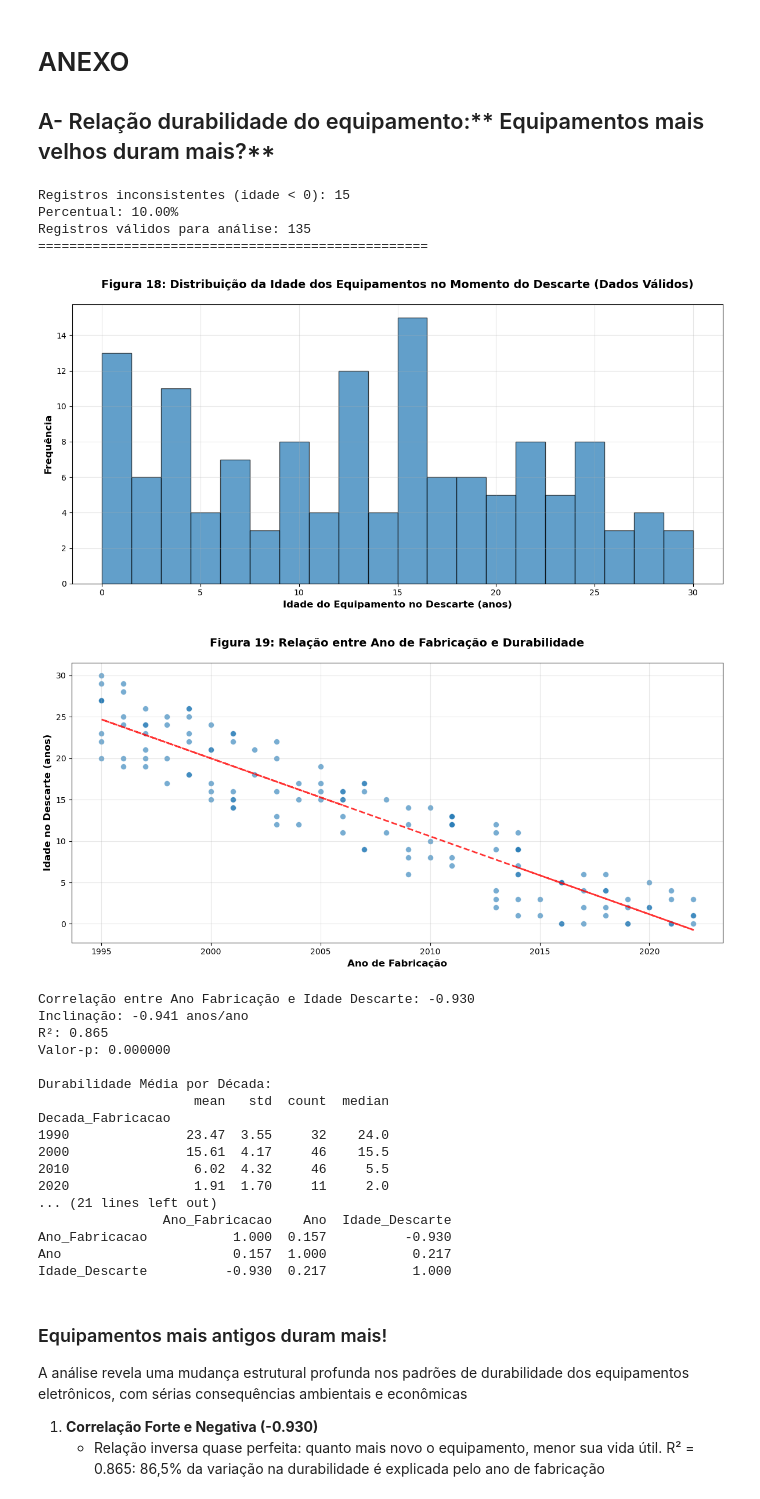
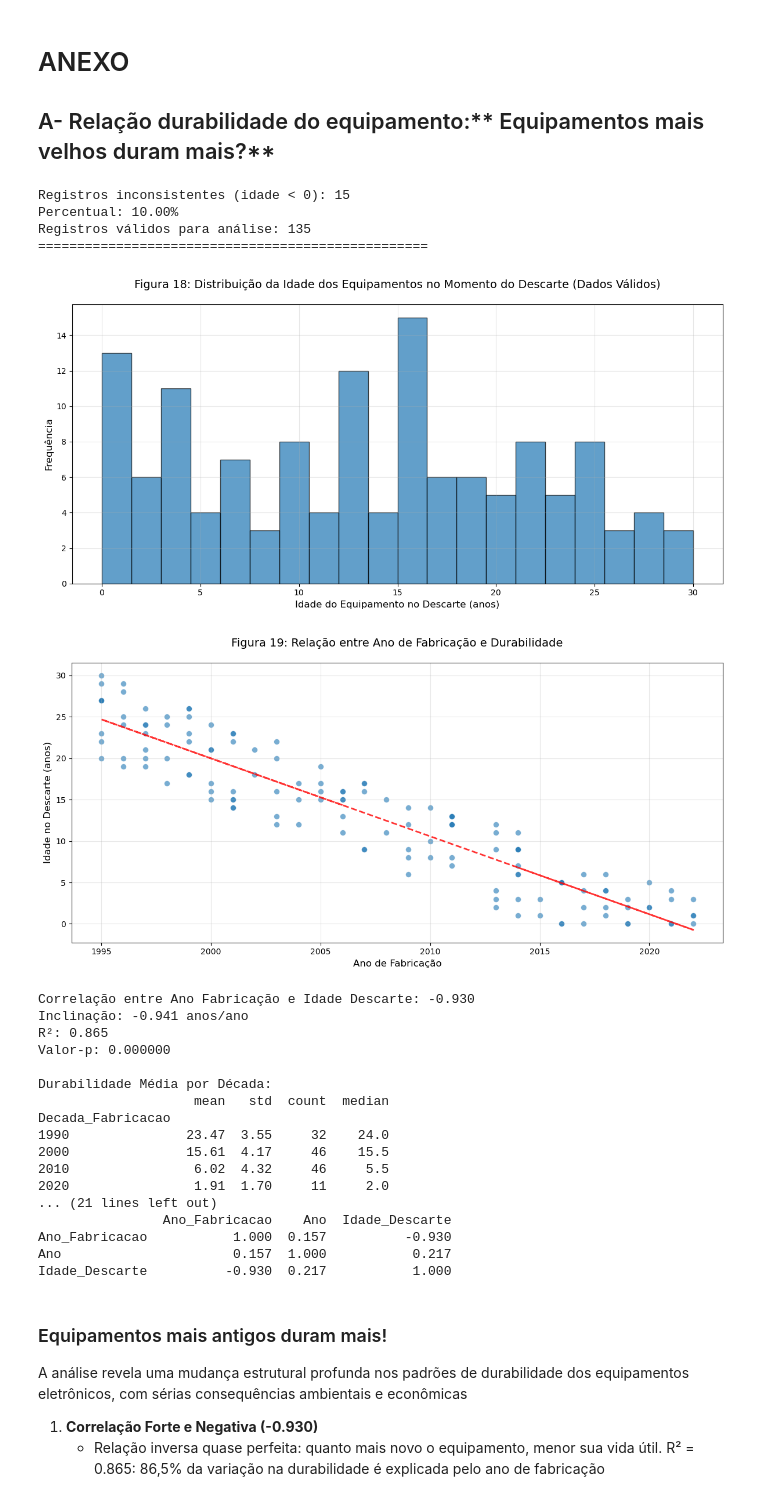
Before and after one commit to albertoakel/I2A2, a Jupyter notebook: notebook/I2A2_TAREFA6_GRUPO26.ipynb, the cells around one changed output. Cells and saved outputs as stored; diff of their text form; code cells hidden in the pictures.

```diff
--- a/notebook/I2A2_TAREFA6_GRUPO26.ipynb
+++ b/notebook/I2A2_TAREFA6_GRUPO26.ipynb
@@ -2143,10 +2138,10 @@ def analisar_durabilidade_equipamentos(df):
 
     plt.figure(figsize=(12, 6))
     plt.hist(df_valido['Idade_Descarte'], bins=20, alpha=0.7, edgecolor='black')
-    plt.xlabel('Idade do Equipamento no Descarte (anos)', fontsize=12, fontweight='bold')
-    plt.ylabel('Frequência', fontsize=12, fontweight='bold')
+    plt.xlabel('Idade do Equipamento no Descarte (anos)', fontsize=12)
+    plt.ylabel('Frequência', fontsize=12)
     plt.title('Figura 18: Distribuição da Idade dos Equipamentos no Momento do Descarte (Dados Válidos)',
-          fontsize=14, fontweight='bold', pad=20)
+          fontsize=14, pad=20)
     plt.grid(True, alpha=0.3)
     plt.tight_layout()
     plt.show()
@@ -2164,10 +2159,10 @@ def analisar_durabilidade_equipamentos(df):
     plt.plot(df_valido['Ano_Fabricacao'].values, p(df_valido['Ano_Fabricacao'].values),
              "r--", alpha=0.8, linewidth=2)
 
-    plt.xlabel('Ano de Fabricação', fontsize=12, fontweight='bold')
-    plt.ylabel('Idade no Descarte (anos)', fontsize=12, fontweight='bold')
+    plt.xlabel('Ano de Fabricação', fontsize=12)
+    plt.ylabel('Idade no Descarte (anos)', fontsize=12)
     plt.title('Figura 19: Relação entre Ano de Fabricação e Durabilidade',
-              fontsize=14, fontweight='bold', pad=20)
+              fontsize=14, pad=20)
     plt.grid(True, alpha=0.3)
     plt.tight_layout()
     plt.show()
@@ -2206,35 +2201,35 @@ def analisar_durabilidade_equipamentos(df):
     print(f"Valor-p: {p_val:.6f}")
 
     # Análise por tipo de equipamento
     print("\nDurabilidade por Tipo de Equipamento:")
     for tipo in df_valido['Tipo_Eletronico'].unique():
         subset = df_valido[df_valido['Tipo_Eletronico'] == tipo]
         if len(subset) > 5:
             correlacao_tipo = subset['Ano_Fabricacao'].corr(subset['Idade_Descarte'])
             print(f"{tipo:15s}: n={len(subset):2d}, corr={correlacao_tipo:.3f}")
 
     # Tendência temporal
     corr, p_value = pearsonr(df_valido['Ano'], df_valido['Idade_Descarte'])
     print(f"\nCorrelação ano descarte vs idade: {corr:.3f}")
     print(f"Valor-p: {p_value:.4f}")
 
     # Matriz de correlação
     variaveis_temporais = df_valido[['Ano_Fabricacao', 'Ano', 'Idade_Descarte']]
     print(f"\nMatriz de Correlação:")
     print(variaveis_temporais.corr().round(3))
 
     return df_valido, registros_invalidos
 
 
 # Exemplo de uso:
 df_valido, registros_invalidos = analisar_durabilidade_equipamentos(df)
 # %% [output]
 Registros inconsistentes (idade < 0): 15
 Percentual: 10.00%
 Registros válidos para análise: 135
 ==================================================
-[figure, old version]
+[figure, new version]
-[figure, old version]
+[figure, new version]
 Correlação entre Ano Fabricação e Idade Descarte: -0.930
 Inclinação: -0.941 anos/ano
 R²: 0.865
```
Also changed, not shown: parts of 7 cells of this notebook.
